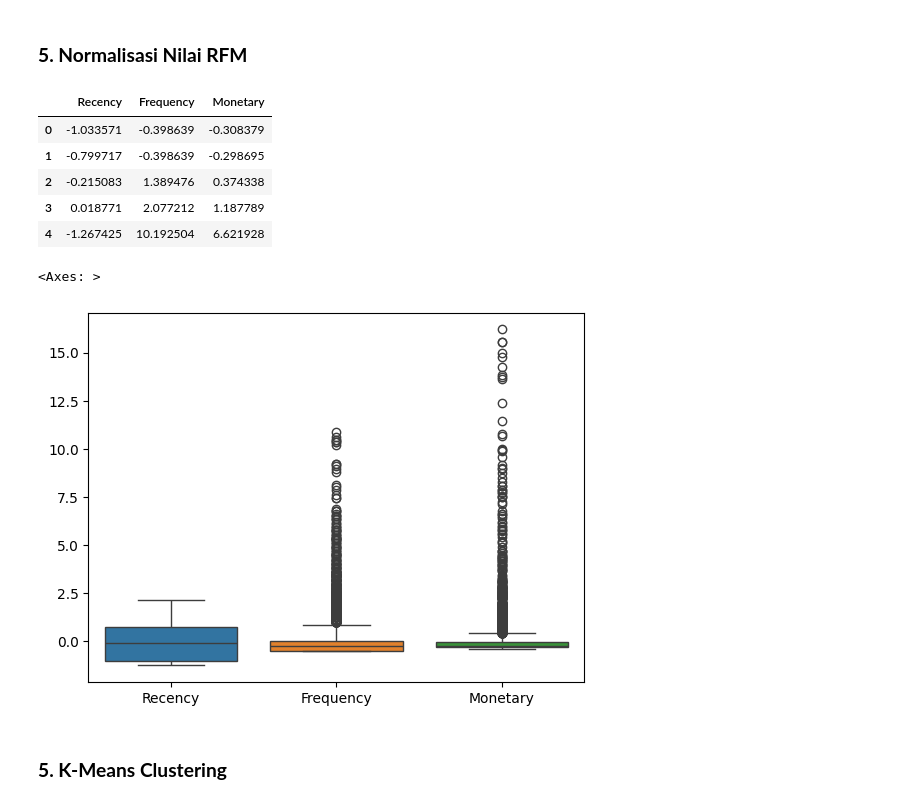
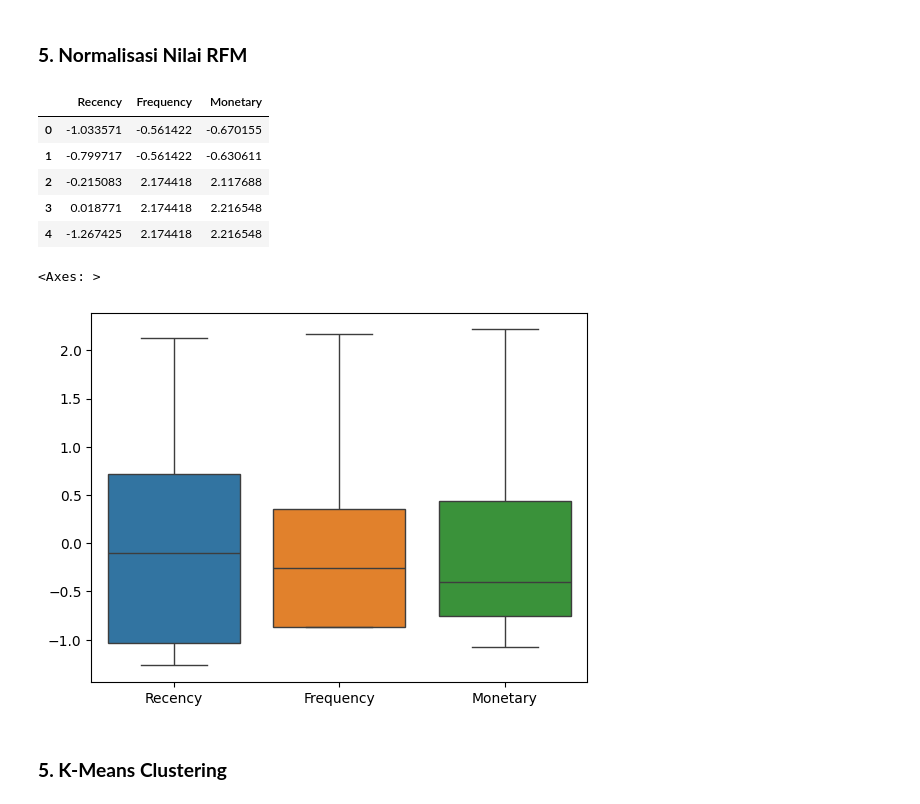
Before and after one commit to visaasmara/Skripsi, a Jupyter notebook: APRIL_SKRIPSI_OUTLIER_&_NORMALISASI.ipynb, the cells around one changed output. Cells and saved outputs as stored; diff of their text form; code cells hidden in the pictures.

```diff
--- a/APRIL_SKRIPSI_OUTLIER_&_NORMALISASI.ipynb
+++ b/APRIL_SKRIPSI_OUTLIER_&_NORMALISASI.ipynb
@@ -205,10 +207,0 @@ sns.boxplot(z_scores)
-# %%
-threshold = 10
-mean_values = rfm.mean()
-
-for col in rfm.columns:
-    outlier_mask = np.abs(stats.zscore(rfm[col])) > threshold
-    rfmclean.loc[outlier_mask, col] = mean_values[col]
-
-check = np.abs(stats.zscore(rfmclean))
-sns.boxplot(check)
@@ -217,0 +208,16 @@ sns.boxplot(check)
+# %%
+def handle_outliers(rfmclean):
+    data_handled = rfmclean.copy()
+    for column in ['Recency', 'Frequency', 'Monetary']:
+        q1 = data_handled[column].quantile(0.25)
+        q3 = data_handled[column].quantile(0.75)
+        iqr = q3 - q1
+        lower_bound = q1 - 1.5 * iqr
+        upper_bound = q3 + 1.5 * iqr
+        data_handled[column] = np.where(data_handled[column] < lower_bound, lower_bound,
+                                        np.where(data_handled[column] > upper_bound, upper_bound,
+                                        data_handled[column]))
+    return data_handled
+
+# Handle outlier
+data_handled = handle_outliers(rfmclean)
@@ -220,29 +235,29 @@ sns.boxplot(check)
 # %%
 import sklearn
 from sklearn.preprocessing import StandardScaler
 
 # Instantiate
 scaler = StandardScaler()
 
 # fit_transform
-rfmscaled = scaler.fit_transform(rfmclean)
+rfmscaled = scaler.fit_transform(data_handled)
 rfmscaled.shape
 
 rfmscaled = pd.DataFrame(rfmscaled)
 rfmscaled.columns = ['Recency','Frequency', 'Monetary']
 rfmscaled.head()
 # %% [output]
 |  | Recency | Frequency | Monetary |
-| 0 | -1.033571 | -0.398639 | -0.308379 |
-| 1 | -0.799717 | -0.398639 | -0.298695 |
-| 2 | -0.215083 | 1.389476 | 0.374338 |
-| 3 | 0.018771 | 2.077212 | 1.187789 |
-| 4 | -1.267425 | 10.192504 | 6.621928 |
+| 0 | -1.033571 | -0.561422 | -0.670155 |
+| 1 | -0.799717 | -0.561422 | -0.630611 |
+| 2 | -0.215083 | 2.174418 | 2.117688 |
+| 3 | 0.018771 | 2.174418 | 2.216548 |
+| 4 | -1.267425 | 2.174418 | 2.216548 |
 # %%
 sns.boxplot(rfmscaled)
 # %% [output]
 <Axes: >
-[figure, old version]
+[figure, new version]
 # %% [markdown]
 ### **5. K-Means Clustering**
 # %% [markdown]
```
Also changed, not shown: parts of 13 cells of this notebook.
